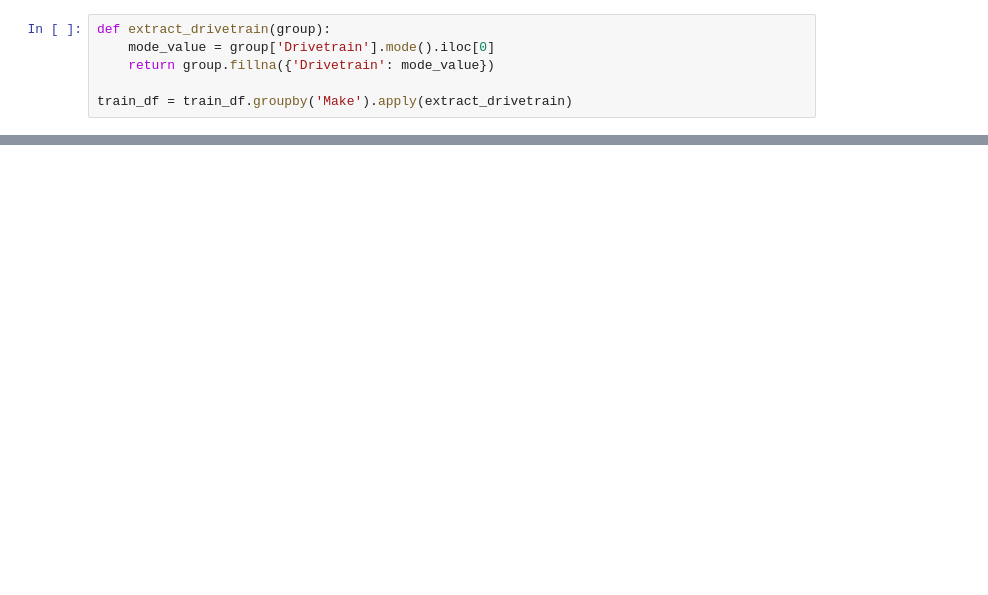
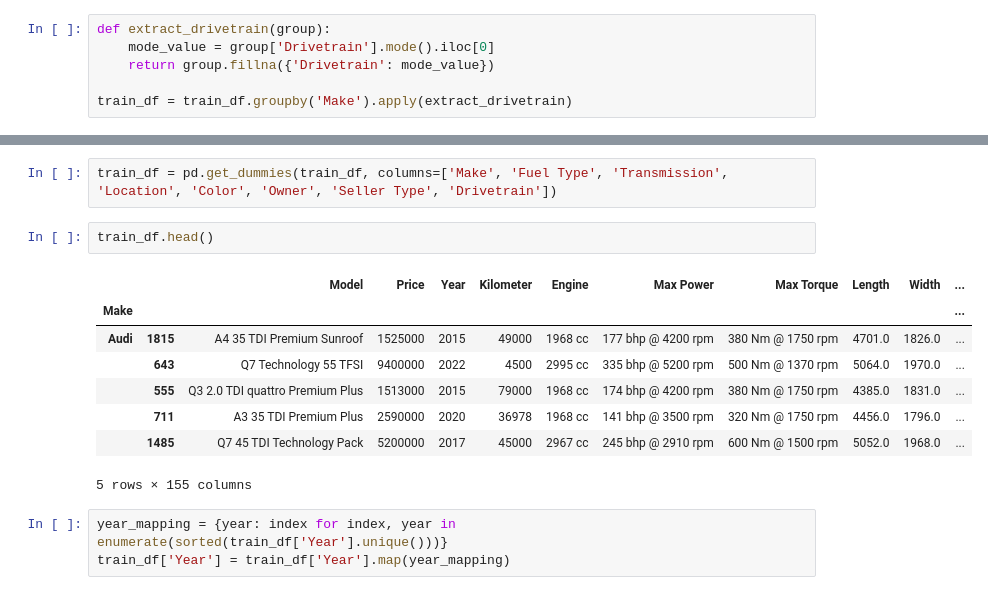
Before and after one commit to PNU-SE-AIteam/automobile_model_example, a Jupyter notebook: cars.ipynb, the cells around one changed output, grey strips where cells are left out. Cells and saved outputs as stored; diff of their text form; blank space fills up the shorter version.

Commit message:
Added basic and advanced linear regression models, along with simple labelling and dummy column preprocessing

```diff
--- a/cars.ipynb
+++ b/cars.ipynb
@@ -122,0 +127,16 @@ NameError: name 'dropna' is not defined
+# %%
+train_df = pd.get_dummies(train_df, columns=['Make', 'Fuel Type', 'Transmission', 'Location', 'Color', 'Owner', 'Seller Type', 'Drivetrain'])
+# %%
+train_df.head()
+# %% [output]
+|  |  | Model | Price | Year | Kilometer | Engine | Max Power | Max Torque | Length | Width | ... |
+| Make |  |  |  |  |  |  |  |  |  |  | ... |
+| Audi | 1815 | A4 35 TDI Premium Sunroof | 1525000 | 2015 | 49000 | 1968 cc | 177 bhp @ 4200 rpm | 380 Nm @ 1750 rpm | 4701.0 | 1826.0 | ... |
+|  | 643 | Q7 Technology 55 TFSI | 9400000 | 2022 | 4500 | 2995 cc | 335 bhp @ 5200 rpm | 500 Nm @ 1370 rpm | 5064.0 | 1970.0 | ... |
+|  | 555 | Q3 2.0 TDI quattro Premium Plus | 1513000 | 2015 | 79000 | 1968 cc | 174 bhp @ 4200 rpm | 380 Nm @ 1750 rpm | 4385.0 | 1831.0 | ... |
+|  | 711 | A3 35 TDI Premium Plus | 2590000 | 2020 | 36978 | 1968 cc | 141 bhp @ 3500 rpm | 320 Nm @ 1750 rpm | 4456.0 | 1796.0 | ... |
+|  | 1485 | Q7 45 TDI Technology Pack | 5200000 | 2017 | 45000 | 2967 cc | 245 bhp @ 2910 rpm | 600 Nm @ 1500 rpm | 5052.0 | 1968.0 | ... |
+5 rows × 155 columns
+# %%
+year_mapping = {year: index for index, year in enumerate(sorted(train_df['Year'].unique()))}
+train_df['Year'] = train_df['Year'].map(year_mapping)
```
Also changed, not shown: parts of 19 cells of this notebook.
